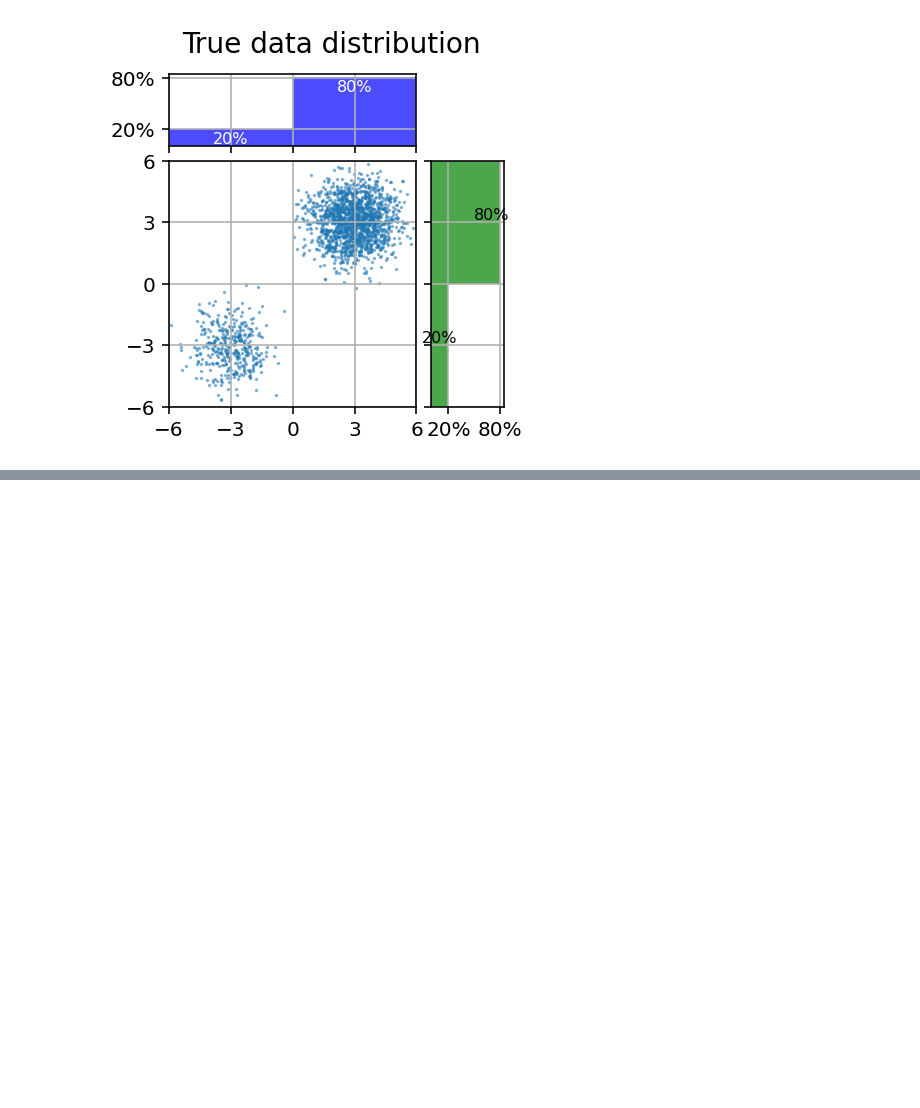
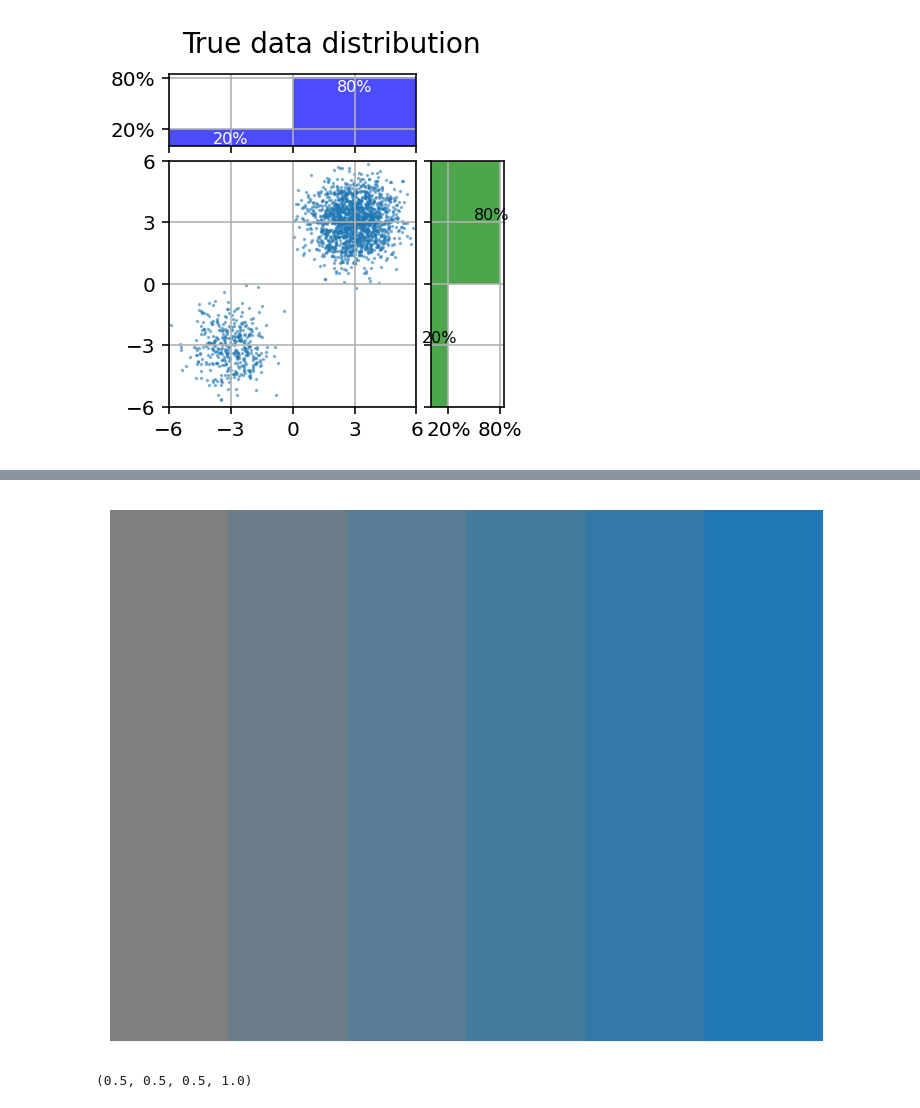
Before and after one commit to mahaitongdae/diffusion-model-hallucination, a Jupyter notebook: gaussian_experiments/baselines.ipynb, the cells around one changed output, grey strips where cells are left out. Drawn from its saved outputs; the diff is of its cells as text; code cells hidden in the pictures; blank space fills up the shorter version.

```diff
--- a/gaussian_experiments/baselines.ipynb
+++ b/gaussian_experiments/baselines.ipynb
@@ -210,0 +322,32 @@ plt.show()
+# %%
+import numpy as np
+import matplotlib.pyplot as plt
+from matplotlib.colors import LinearSegmentedColormap
+
+def gray_to_blue_cmap(n=6):
+    """Generate a colormap transitioning from gray to blue.
+
+    Args:
+        n (int): Number of colors in the colormap.
+
+    Returns:
+        LinearSegmentedColormap: A colormap object.
+    """
+    colors = [(0.5, 0.5, 0.5), (0.12156862745098039, 0.4666666666666667, 0.7058823529411765)
+]  # Gray to Blue
+    cmap = LinearSegmentedColormap.from_list("gray_to_blue", colors, N=n)
+    return cmap
+
+# Example usage:
+cmap = gray_to_blue_cmap()
+gradient = np.linspace(0, 1, 6).reshape(1, -1)
+
+plt.imshow(gradient, aspect="auto", cmap=cmap)
+plt.axis("off")
+plt.show()
+# %% [output]
+[figure, added]
+# %%
+cmap(0)
+# %% [output]
+(0.5, 0.5, 0.5, 1.0)
```
Also changed, not shown: parts of 6 cells of this notebook, 2 other files.
